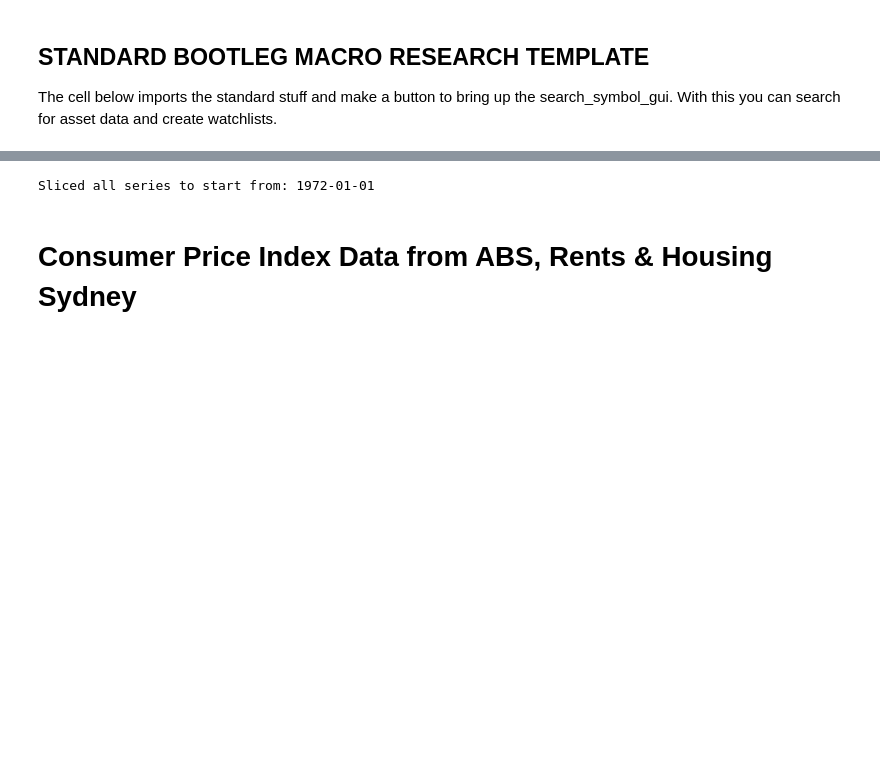
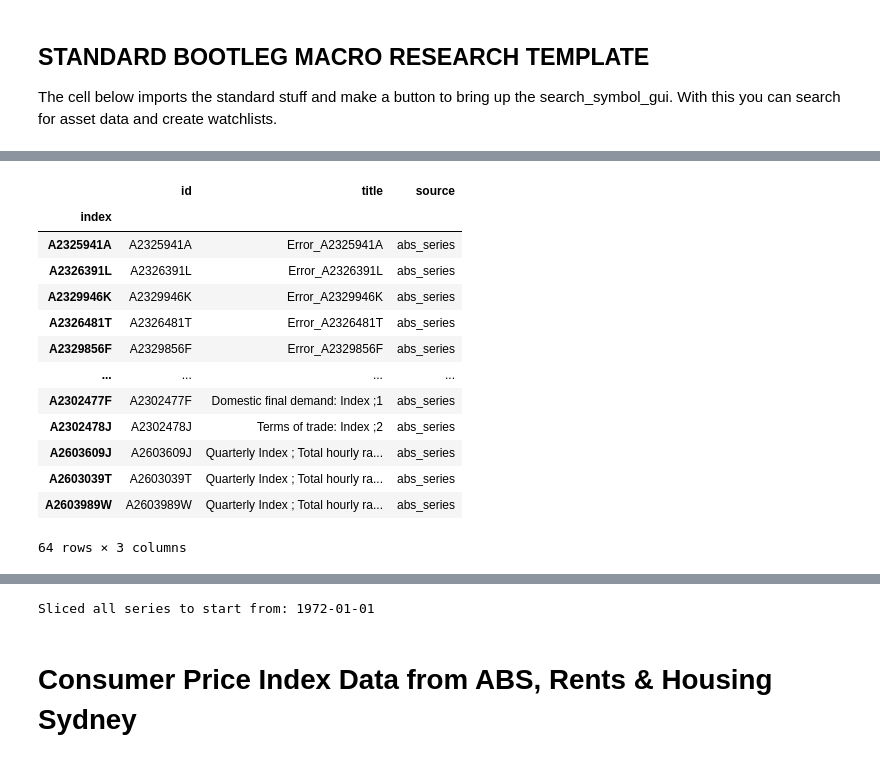
Before and after one commit to HelloThereMatey/Bootleg_Macro, a Jupyter notebook: User_Data/Research_notebooks/AusRealEstate.ipynb, the cells around one changed output, grey strips where cells are left out. Drawn from its saved outputs; the diff is of its cells as text; code cells hidden in the pictures; blank space fills up the shorter version.

Commit message:
Big fix of ABS & RBA data sources

```diff
--- a/User_Data/Research_notebooks/AusRealEstate.ipynb
+++ b/User_Data/Research_notebooks/AusRealEstate.ipynb
@@ -111,3 +136,20 @@ dict_keys(['A128478317T', 'A130272195C', 'A130272197J', 'A130272199L', 'A2301346
+# %%
+watchlist["watchlist"]
+# %% [output]
+|  | id | title | source |
+| index |  |  |  |
+| A2325941A | A2325941A | Error_A2325941A | abs_series |
+| A2326391L | A2326391L | Error_A2326391L | abs_series |
+| A2329946K | A2329946K | Error_A2329946K | abs_series |
+| A2326481T | A2326481T | Error_A2326481T | abs_series |
+| A2329856F | A2329856F | Error_A2329856F | abs_series |
+| ... | ... | ... | ... |
+| A2302477F | A2302477F | Domestic final demand: Index ;1 | abs_series |
+| A2302478J | A2302478J | Terms of trade: Index ;2 | abs_series |
+| A2603609J | A2603609J | Quarterly Index ; Total hourly ra... | abs_series |
+| A2603039T | A2603039T | Quarterly Index ; Total hourly ra... | abs_series |
+| A2603989W | A2603989W | Quarterly Index ; Total hourly ra... | abs_series |
+64 rows × 3 columns
 # %%
 watchlist.save_watchlist()
 # %% [output]
```
Also changed, not shown: parts of 9 cells of this notebook, 24 other files.
